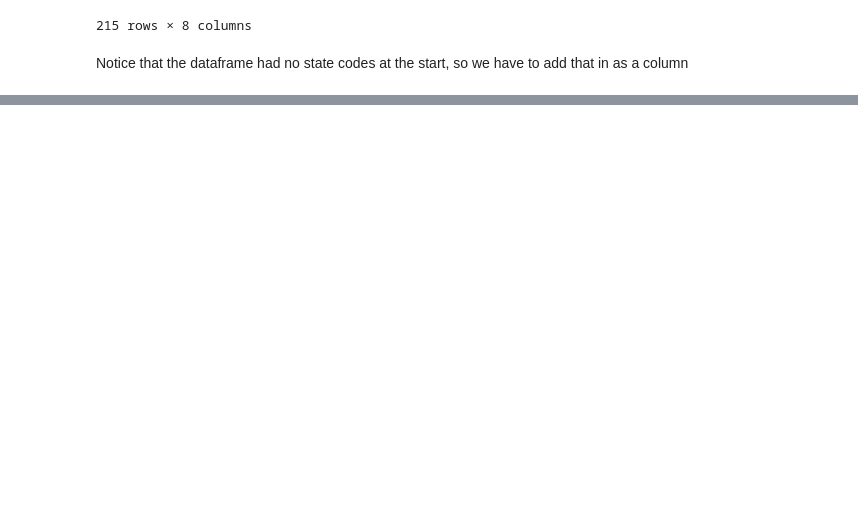
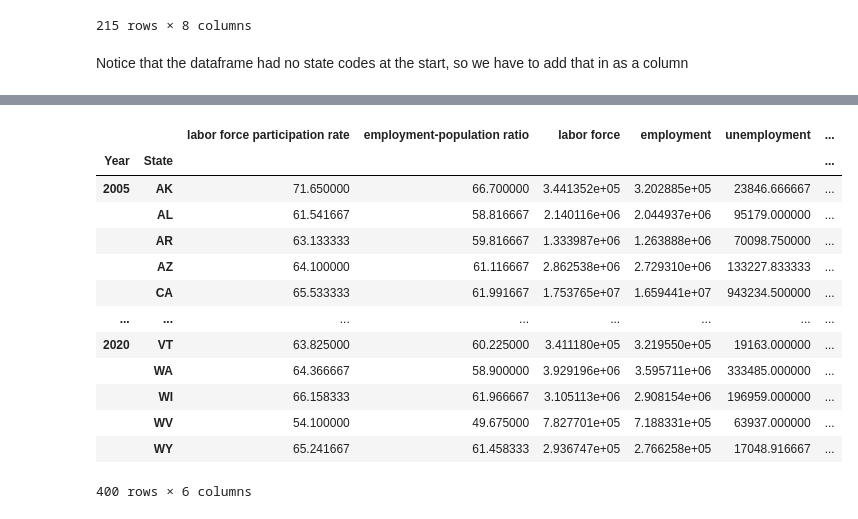
Before and after one commit to MajdAlali99/Data-Wrangling-Project, a Jupyter notebook: Gilbert/unemployment_rate.ipynb, the cells around one changed output, grey strips where cells are left out. Drawn from its saved outputs; the diff is of its cells as text; code cells hidden in the pictures; blank space fills up the shorter version.

```diff
--- a/Gilbert/unemployment_rate.ipynb
+++ b/Gilbert/unemployment_rate.ipynb
@@ -124,5 +146,22 @@ df_concat
 # %%
 #calculating the mean unemployment rate per year for each state
-df2 = df_concat.groupby(['Year','State'])["unemployment rate"].mean()
+#we only want the unemployment rate
+df_final = df2.groupby(['Year','State']).mean()
+df_final
+# %% [output]
+|  |  | labor force participation rate | employment-population ratio | labor force | employment | unemployment | ... |
+| Year | State |  |  |  |  |  | ... |
+| 2005 | AK | 71.650000 | 66.700000 | 3.441352e+05 | 3.202885e+05 | 23846.666667 | ... |
+|  | AL | 61.541667 | 58.816667 | 2.140116e+06 | 2.044937e+06 | 95179.000000 | ... |
+|  | AR | 63.133333 | 59.816667 | 1.333987e+06 | 1.263888e+06 | 70098.750000 | ... |
+|  | AZ | 64.100000 | 61.116667 | 2.862538e+06 | 2.729310e+06 | 133227.833333 | ... |
+|  | CA | 65.533333 | 61.991667 | 1.753765e+07 | 1.659441e+07 | 943234.500000 | ... |
+| ... | ... | ... | ... | ... | ... | ... | ... |
+| 2020 | VT | 63.825000 | 60.225000 | 3.411180e+05 | 3.219550e+05 | 19163.000000 | ... |
+|  | WA | 64.366667 | 58.900000 | 3.929196e+06 | 3.595711e+06 | 333485.000000 | ... |
+|  | WI | 66.158333 | 61.966667 | 3.105113e+06 | 2.908154e+06 | 196959.000000 | ... |
+|  | WV | 54.100000 | 49.675000 | 7.827701e+05 | 7.188331e+05 | 63937.000000 | ... |
+|  | WY | 65.241667 | 61.458333 | 2.936747e+05 | 2.766258e+05 | 17048.916667 | ... |
+400 rows × 6 columns
 # %%
 #Exporting to csv
```
Also changed, not shown: parts of 11 cells of this notebook, 5 other files.
